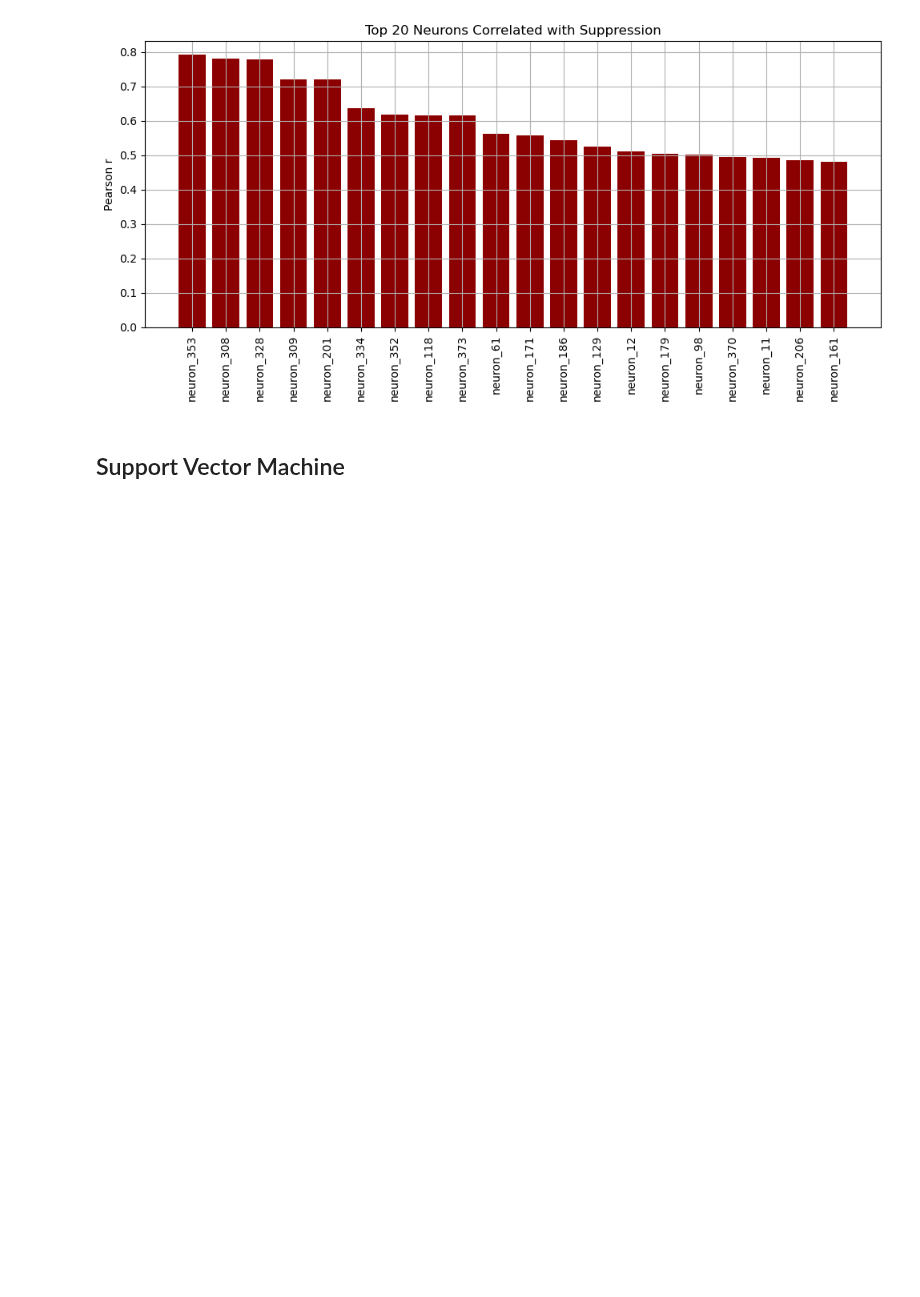
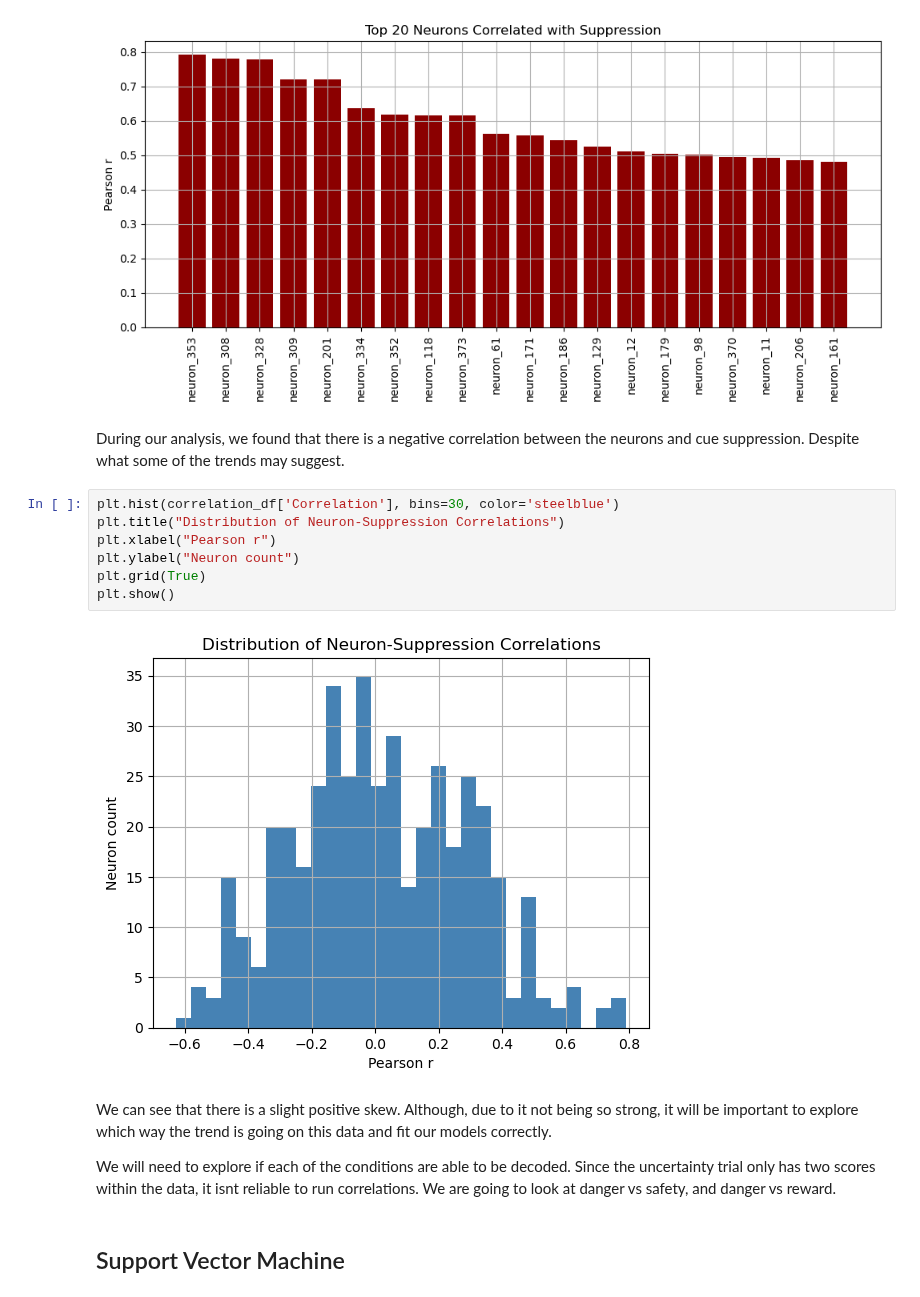
Before and after one commit to JHCelaya/FearDecoding, a Jupyter notebook: ProjectFinal.ipynb, the cells around one changed output. Cells and saved outputs as stored; diff of their text form; blank space fills up the shorter version.

```diff
--- a/ProjectFinal.ipynb
+++ b/ProjectFinal.ipynb
@@ -272,6 +272,21 @@ plt.tight_layout()
 plt.show()
 # %% [output]
 [figure]
+# %% [markdown]
+During our analysis, we found that there is a negative correlation between the neurons and cue suppression. Despite what some of the trends may suggest.
+# %%
+plt.hist(correlation_df['Correlation'], bins=30, color='steelblue')
+plt.title("Distribution of Neuron-Suppression Correlations")
+plt.xlabel("Pearson r")
+plt.ylabel("Neuron count")
+plt.grid(True)
+plt.show()
+# %% [output]
+[figure, added]
+# %% [markdown]
+We can see that there is a slight positive skew. Although, due to it not being so strong, it will be important to explore which way the trend is going on this data and fit our models correctly.
+
+We will need to explore if each of the conditions are able to be decoded. Since the uncertainty trial only has two scores within the data, it isnt reliable to run correlations. We are going to look at danger vs safety, and danger vs reward.
 # %% [markdown]
 ## Support Vector Machine
 # %% [markdown]
```
Also changed, not shown: parts of 3 cells of this notebook.
